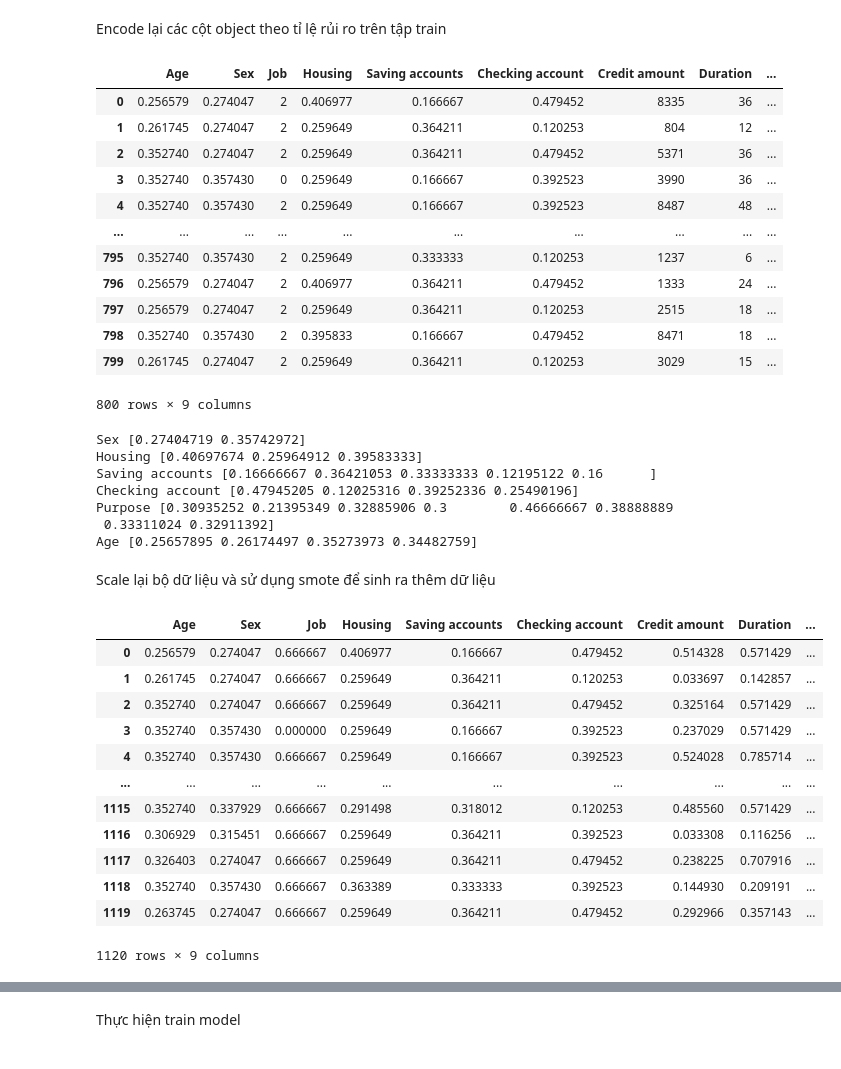
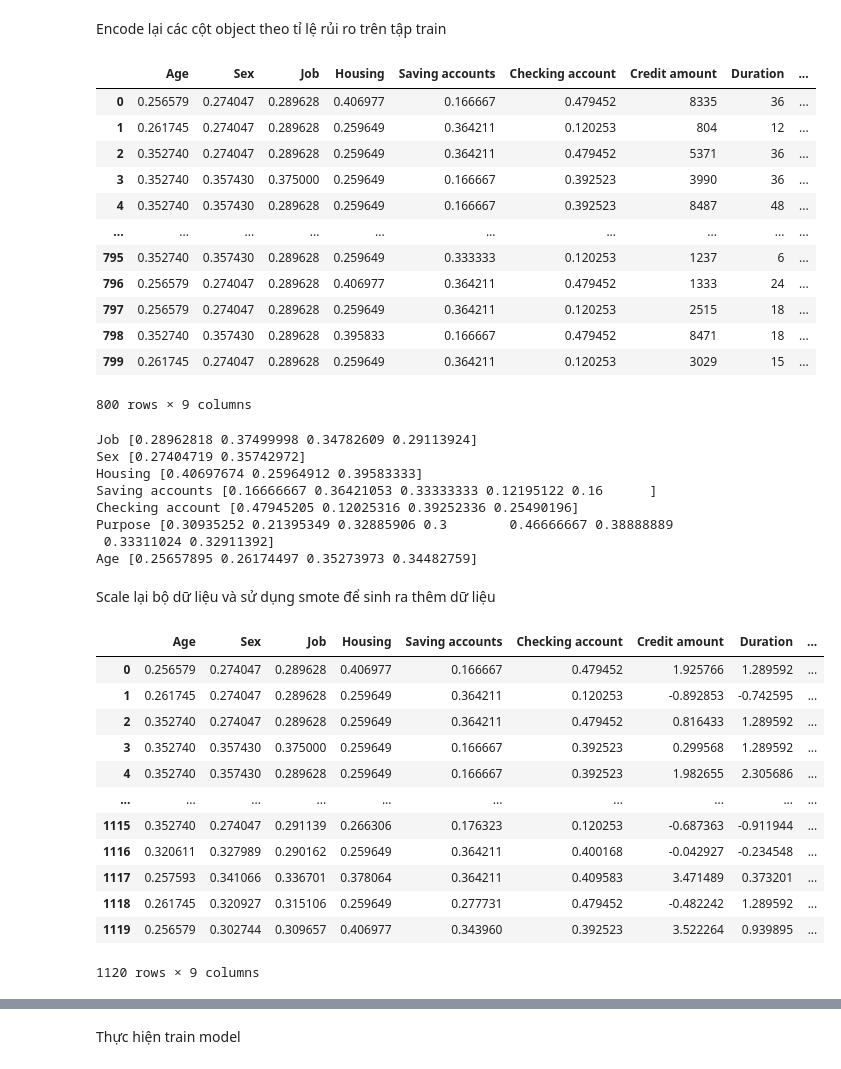
Before and after one commit to DucQuynh02/IntroML, a Jupyter notebook: Predict.ipynb, the cells around one changed output, grey strips where cells are left out. Saved outputs shown, nothing was run; the diff lists cells and outputs as text; code cells hidden in the pictures.

```diff
--- a/Predict.ipynb
+++ b/Predict.ipynb
@@ -112,19 +112,19 @@ def age_transform(value):
 train_data['Age'] = train_data['Age'].map(age_transform)
 test_data['Age'] = test_data['Age'].map(age_transform)
 # %%
-# def job_transform(value):
-#     if value == 0 : value = 'No rent'
-#     elif value == 1 : value = 'None skill - No rent'
-#     elif value == 2: value = 'Skill - Rent'
-#     elif value == 3 : value = 'High skill'
-#     else: value = 'None'
-#     return value
+def job_transform(value):
+    if value == 0 : value = 'J0'
+    elif value == 1 : value = 'J1'
+    elif value == 2: value = 'J2'
+    elif value == 3 : value = 'J3'
+    else: value = 'Diff'
+    return value
 
-# train_data['Job'] = train_data['Job'].map(job_transform)
-# test_data['Job'] = test_data['Job'].map(job_transform)
+train_data['Job'] = train_data['Job'].map(job_transform)
+test_data['Job'] = test_data['Job'].map(job_transform)
 # %%
-numeric_cols = ['Job','Credit amount','Duration']
-categorical_cols = ['Sex','Housing','Saving accounts','Checking account','Purpose', 'Age']
+numeric_cols = ['Credit amount','Duration']
+categorical_cols = ['Job','Sex','Housing','Saving accounts','Checking account','Purpose', 'Age']
 # %% [markdown]
 Encode lại các cột object theo tỉ lệ rủi ro trên tập train
 # %%
@@ -136,22 +136,23 @@ test_data = encoder.transform(test_data)
 train_data
 # %% [output]
 |  | Age | Sex | Job | Housing | Saving accounts | Checking account | Credit amount | Duration | ... |
-| 0 | 0.256579 | 0.274047 | 2 | 0.406977 | 0.166667 | 0.479452 | 8335 | 36 | ... |
-| 1 | 0.261745 | 0.274047 | 2 | 0.259649 | 0.364211 | 0.120253 | 804 | 12 | ... |
-| 2 | 0.352740 | 0.274047 | 2 | 0.259649 | 0.364211 | 0.479452 | 5371 | 36 | ... |
-| 3 | 0.352740 | 0.357430 | 0 | 0.259649 | 0.166667 | 0.392523 | 3990 | 36 | ... |
-| 4 | 0.352740 | 0.357430 | 2 | 0.259649 | 0.166667 | 0.392523 | 8487 | 48 | ... |
+| 0 | 0.256579 | 0.274047 | 0.289628 | 0.406977 | 0.166667 | 0.479452 | 8335 | 36 | ... |
+| 1 | 0.261745 | 0.274047 | 0.289628 | 0.259649 | 0.364211 | 0.120253 | 804 | 12 | ... |
+| 2 | 0.352740 | 0.274047 | 0.289628 | 0.259649 | 0.364211 | 0.479452 | 5371 | 36 | ... |
+| 3 | 0.352740 | 0.357430 | 0.375000 | 0.259649 | 0.166667 | 0.392523 | 3990 | 36 | ... |
+| 4 | 0.352740 | 0.357430 | 0.289628 | 0.259649 | 0.166667 | 0.392523 | 8487 | 48 | ... |
 | ... | ... | ... | ... | ... | ... | ... | ... | ... | ... |
-| 795 | 0.352740 | 0.357430 | 2 | 0.259649 | 0.333333 | 0.120253 | 1237 | 6 | ... |
-| 796 | 0.256579 | 0.274047 | 2 | 0.406977 | 0.364211 | 0.479452 | 1333 | 24 | ... |
-| 797 | 0.256579 | 0.274047 | 2 | 0.259649 | 0.364211 | 0.120253 | 2515 | 18 | ... |
-| 798 | 0.352740 | 0.357430 | 2 | 0.395833 | 0.166667 | 0.479452 | 8471 | 18 | ... |
-| 799 | 0.261745 | 0.274047 | 2 | 0.259649 | 0.364211 | 0.120253 | 3029 | 15 | ... |
+| 795 | 0.352740 | 0.357430 | 0.289628 | 0.259649 | 0.333333 | 0.120253 | 1237 | 6 | ... |
+| 796 | 0.256579 | 0.274047 | 0.289628 | 0.406977 | 0.364211 | 0.479452 | 1333 | 24 | ... |
+| 797 | 0.256579 | 0.274047 | 0.289628 | 0.259649 | 0.364211 | 0.120253 | 2515 | 18 | ... |
+| 798 | 0.352740 | 0.357430 | 0.289628 | 0.395833 | 0.166667 | 0.479452 | 8471 | 18 | ... |
+| 799 | 0.261745 | 0.274047 | 0.289628 | 0.259649 | 0.364211 | 0.120253 | 3029 | 15 | ... |
 800 rows × 9 columns
 # %%
 for col in categorical_cols:
     print(col,train_data[col].unique())
 # %% [output]
+Job [0.28962818 0.37499998 0.34782609 0.29113924]
 Sex [0.27404719 0.35742972]
 Housing [0.40697674 0.25964912 0.39583333]
 Saving accounts [0.16666667 0.36421053 0.33333333 0.12195122 0.16      ]
@@ -198,23 +199,23 @@ Age [0.25657895 0.26174497 0.35273973 0.34482759]
 # %% [markdown]
 Scale lại bộ dữ liệu và sử dụng smote để sinh ra thêm dữ liệu
 # %%
-scaler = MinMaxScaler().fit(train_data[numeric_cols])
+scaler = StandardScaler().fit(train_data[numeric_cols])
 train_data[numeric_cols] = scaler.transform(train_data[numeric_cols])
 train_data, train_labels = SMOTE().fit_resample(train_data, train_labels)
 train_data
 # %% [output]
 |  | Age | Sex | Job | Housing | Saving accounts | Checking account | Credit amount | Duration | ... |
-| 0 | 0.256579 | 0.274047 | 0.666667 | 0.406977 | 0.166667 | 0.479452 | 0.514328 | 0.571429 | ... |
-| 1 | 0.261745 | 0.274047 | 0.666667 | 0.259649 | 0.364211 | 0.120253 | 0.033697 | 0.142857 | ... |
-| 2 | 0.352740 | 0.274047 | 0.666667 | 0.259649 | 0.364211 | 0.479452 | 0.325164 | 0.571429 | ... |
-| 3 | 0.352740 | 0.357430 | 0.000000 | 0.259649 | 0.166667 | 0.392523 | 0.237029 | 0.571429 | ... |
-| 4 | 0.352740 | 0.357430 | 0.666667 | 0.259649 | 0.166667 | 0.392523 | 0.524028 | 0.785714 | ... |
+| 0 | 0.256579 | 0.274047 | 0.289628 | 0.406977 | 0.166667 | 0.479452 | 1.925766 | 1.289592 | ... |
+| 1 | 0.261745 | 0.274047 | 0.289628 | 0.259649 | 0.364211 | 0.120253 | -0.892853 | -0.742595 | ... |
+| 2 | 0.352740 | 0.274047 | 0.289628 | 0.259649 | 0.364211 | 0.479452 | 0.816433 | 1.289592 | ... |
+| 3 | 0.352740 | 0.357430 | 0.375000 | 0.259649 | 0.166667 | 0.392523 | 0.299568 | 1.289592 | ... |
+| 4 | 0.352740 | 0.357430 | 0.289628 | 0.259649 | 0.166667 | 0.392523 | 1.982655 | 2.305686 | ... |
 | ... | ... | ... | ... | ... | ... | ... | ... | ... | ... |
-| 1115 | 0.352740 | 0.337929 | 0.666667 | 0.291498 | 0.318012 | 0.120253 | 0.485560 | 0.571429 | ... |
-| 1116 | 0.306929 | 0.315451 | 0.666667 | 0.259649 | 0.364211 | 0.392523 | 0.033308 | 0.116256 | ... |
-| 1117 | 0.326403 | 0.274047 | 0.666667 | 0.259649 | 0.364211 | 0.479452 | 0.238225 | 0.707916 | ... |
-| 1118 | 0.352740 | 0.357430 | 0.666667 | 0.363389 | 0.333333 | 0.392523 | 0.144930 | 0.209191 | ... |
-| 1119 | 0.263745 | 0.274047 | 0.666667 | 0.259649 | 0.364211 | 0.479452 | 0.292966 | 0.357143 | ... |
+| 1115 | 0.352740 | 0.274047 | 0.291139 | 0.266306 | 0.176323 | 0.120253 | -0.687363 | -0.911944 | ... |
+| 1116 | 0.320611 | 0.327989 | 0.290162 | 0.259649 | 0.364211 | 0.400168 | -0.042927 | -0.234548 | ... |
+| 1117 | 0.257593 | 0.341066 | 0.336701 | 0.378064 | 0.364211 | 0.409583 | 3.471489 | 0.373201 | ... |
+| 1118 | 0.261745 | 0.320927 | 0.315106 | 0.259649 | 0.277731 | 0.479452 | -0.482242 | 1.289592 | ... |
+| 1119 | 0.256579 | 0.302744 | 0.309657 | 0.406977 | 0.343960 | 0.392523 | 3.522264 | 0.939895 | ... |
 1120 rows × 9 columns
 # %%
 
```
Also changed, not shown: parts of 3 cells of this notebook, 3 other files.
